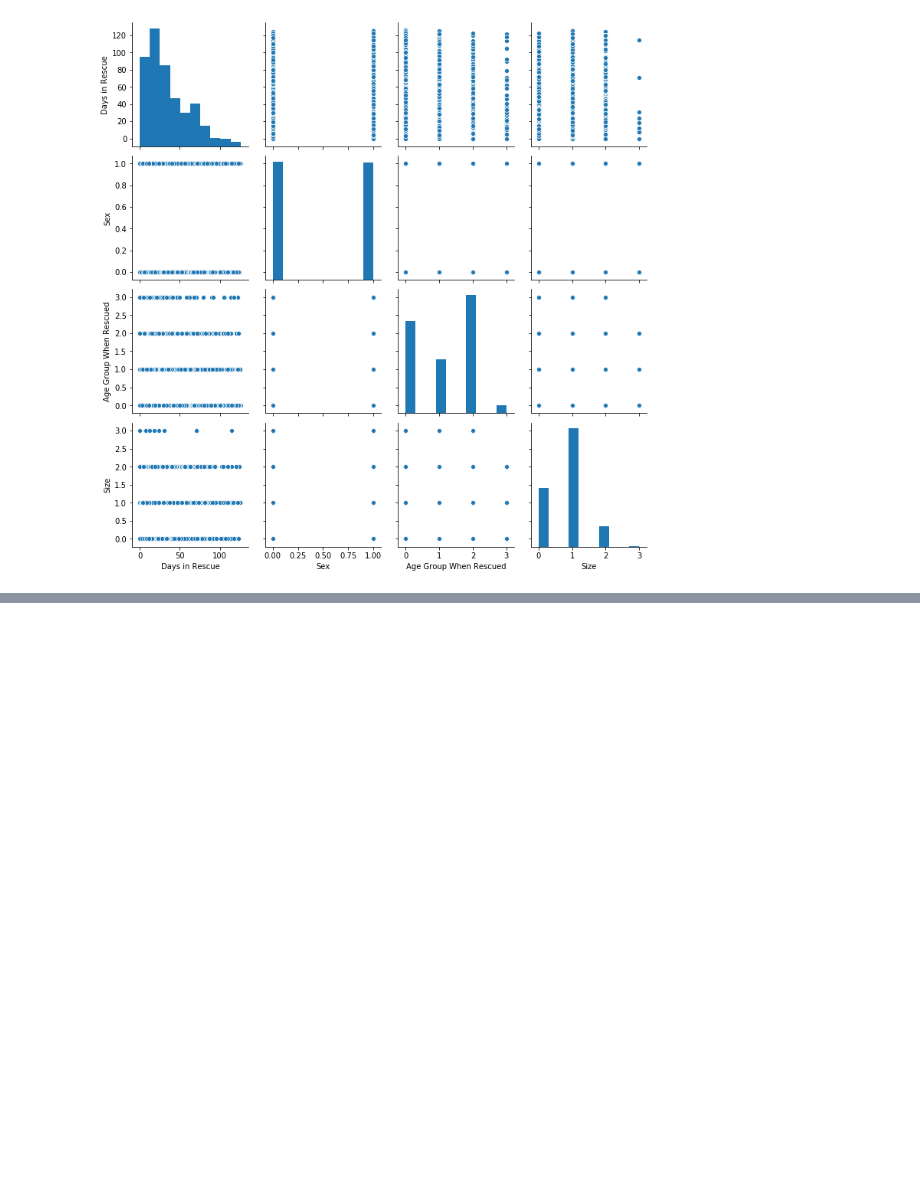
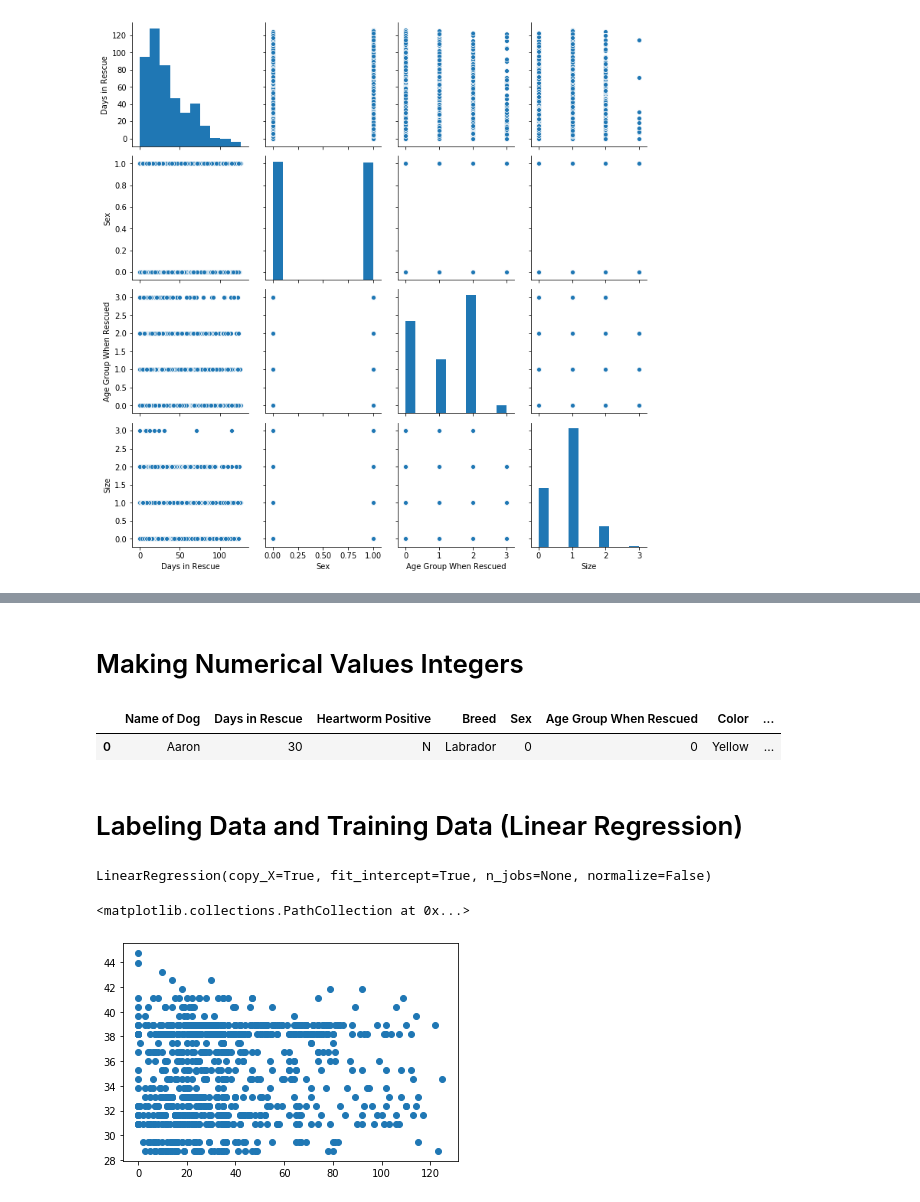
Before and after one commit to bhavanij2/dog-rescue-prediction, a Jupyter notebook: Dog Rescue Jonas Malave Campos.ipynb, the cells around one changed output, grey strips where cells are left out. Saved outputs shown, nothing was run; the diff lists cells and outputs as text; code cells hidden in the pictures; blank space fills up the shorter version.

```diff
--- a/Dog Rescue Jonas Malave Campos.ipynb
+++ b/Dog Rescue Jonas Malave Campos.ipynb
@@ -186,0 +197,27 @@ sns.pairplot(data=df)
+# %% [markdown]
+# Making Numerical Values Integers
+# %%
+df['Sex']=df['Sex'].astype(int)
+df['Age Group When Rescued']=df['Age Group When Rescued'].astype(int)
+df['Size']=df['Size'].astype(int)
+df['Days in Rescue']=df['Days in Rescue'].astype(int)
+df.head(1)
+# %% [output]
+|  | Name of Dog | Days in Rescue | Heartworm Positive | Breed | Sex | Age Group When Rescued | Color | ... |
+| 0 | Aaron | 30 | N | Labrador | 0 | 0 | Yellow | ... |
+# %% [markdown]
+# Labeling Data and Training Data (Linear Regression)
+# %%
+from sklearn.model_selection import train_test_split
+X= df[['Sex',"Age Group When Rescued","Size"]]
+y= df[['Days in Rescue']]
+# %%
+X_train, X_test, y_train, y_test = train_test_split(X, y, test_size=0.3, random_state=101)
+# %%
+from sklearn.linear_model import LinearRegression
+lm=LinearRegression()
+lm.fit(X_train,y_train)
+# %% [output]
+LinearRegression(copy_X=True, fit_intercept=True, n_jobs=None, normalize=False)
+# %%
+predictions =lm.predict(X_test)
@@ -186,0 +226,8 @@ sns.pairplot(data=df)
+# %%
+#print(classification_report(y_test, predictions))
+#print(confusion_matrix(y_test, predictions))
+
+plt.scatter(y_test,predictions)
+# %% [output]
+<matplotlib.collections.PathCollection at 0x...>
+[figure, added]
```
Also changed, not shown: parts of 9 cells of this notebook.
